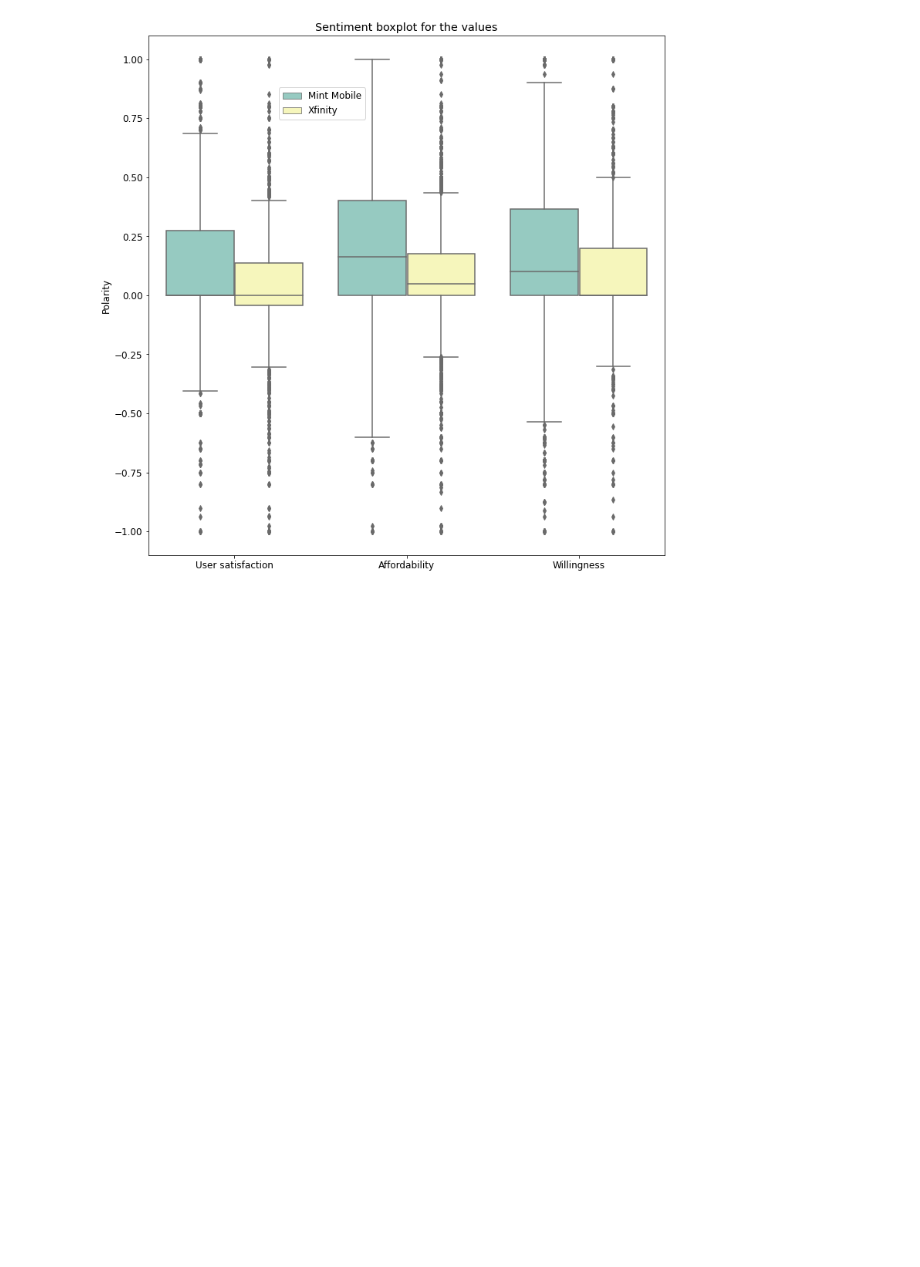
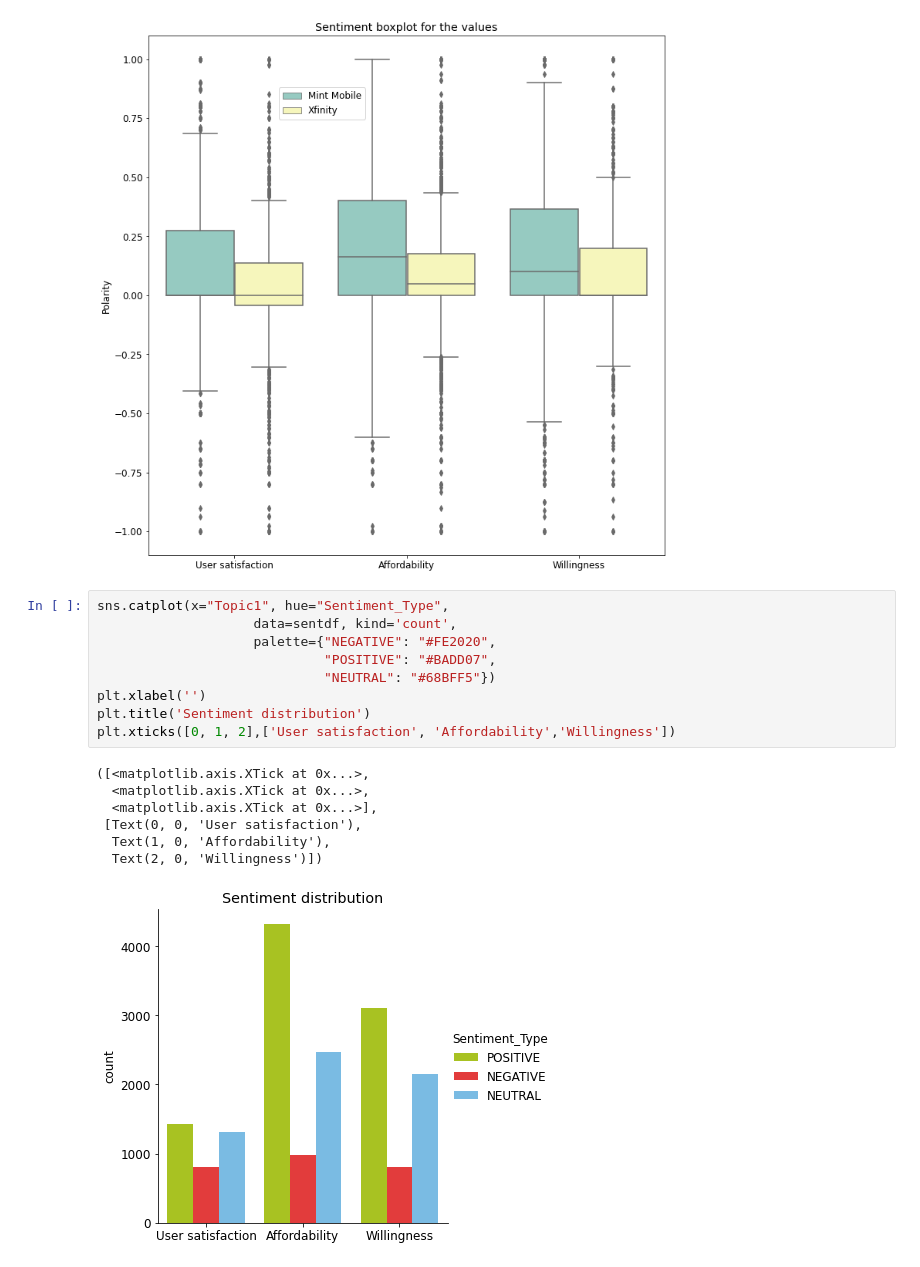
Before and after one commit to qahtanaa/SATAF_Tweets, a Jupyter notebook: Wireless mobile services-checkpoint.ipynb, the cells around one changed output. Cells and saved outputs as stored; diff of their text form; blank space fills up the shorter version.

```diff
--- a/Wireless mobile services-checkpoint.ipynb
+++ b/Wireless mobile services-checkpoint.ipynb
@@ -588,3 +607,20 @@ plt.legend(bbox_to_anchor=(0.42, 0.9), loc='upper right', borderaxespad=0)
 # %% [output]
 <matplotlib.legend.Legend at 0x...>
 [figure]
+# %%
+sns.catplot(x="Topic1", hue="Sentiment_Type",
+                    data=sentdf, kind='count',
+                    palette={"NEGATIVE": "#FE2020",
+                             "POSITIVE": "#BADD07",
+                             "NEUTRAL": "#68BFF5"})
+plt.xlabel('')
+plt.title('Sentiment distribution')
+plt.xticks([0, 1, 2],['User satisfaction', 'Affordability','Willingness'])
+# %% [output]
+([<matplotlib.axis.XTick at 0x...>,
+  <matplotlib.axis.XTick at 0x...>,
+  <matplotlib.axis.XTick at 0x...>],
+ [Text(0, 0, 'User satisfaction'),
+  Text(1, 0, 'Affordability'),
+  Text(2, 0, 'Willingness')])
+[figure, added]
```
Also changed, not shown: parts of 15 cells of this notebook.
